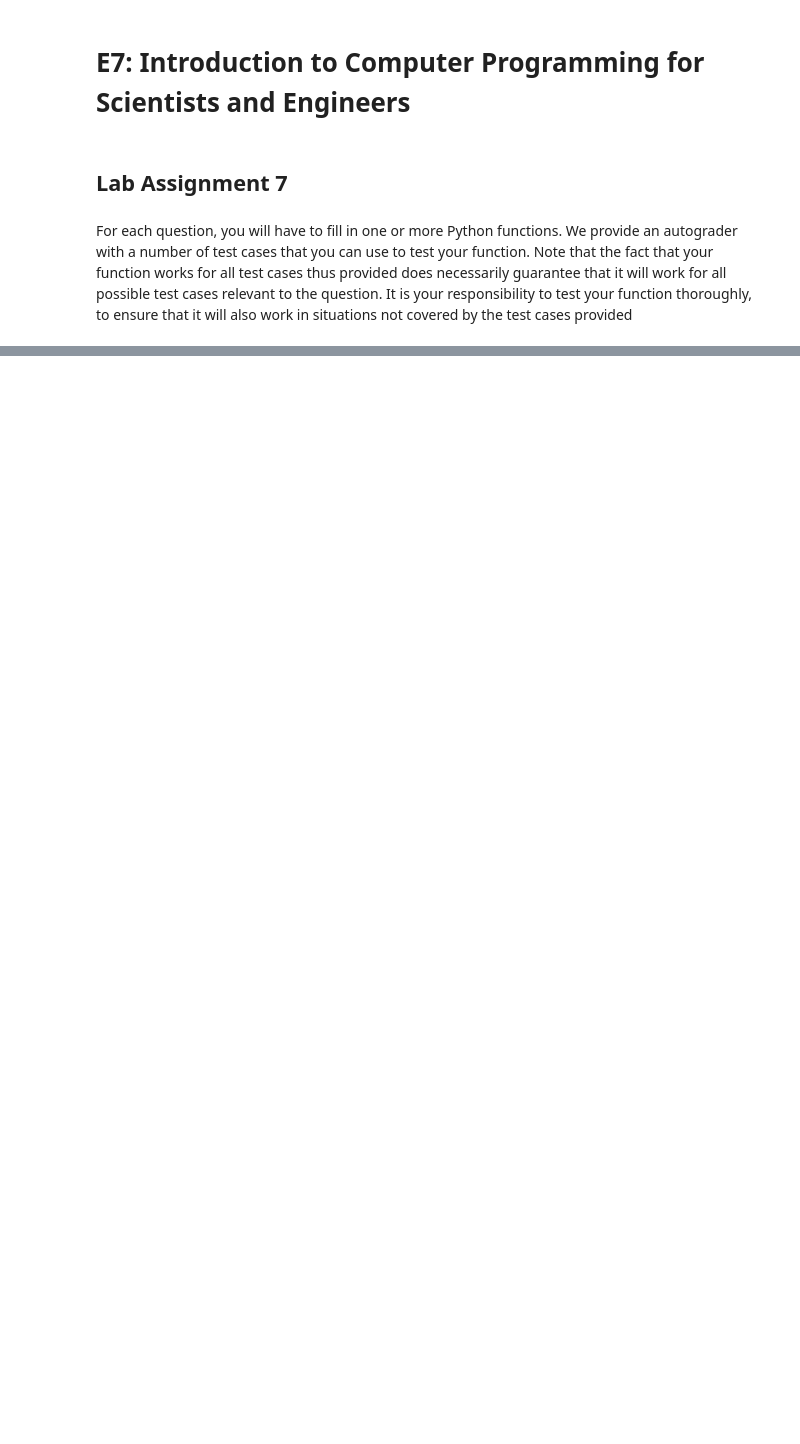
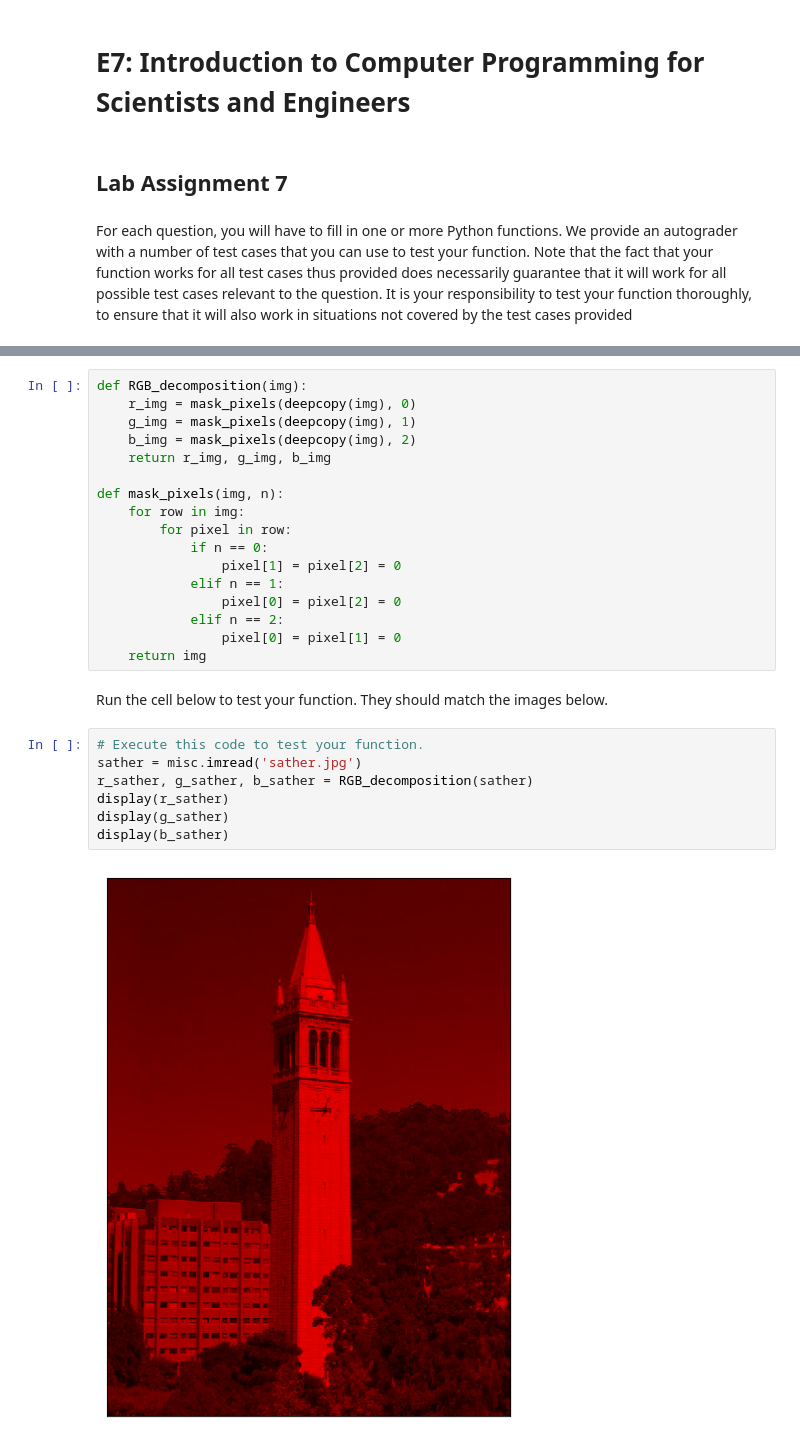
Before and after one commit to ds-modules/ENGIN-7, a Jupyter notebook: pycharm_e7/2016/Lab7/lab7_sol.ipynb, the cells around one changed output, grey strips where cells are left out. Drawn from its saved outputs; the diff is of its cells as text; blank space fills up the shorter version.

```diff
--- a/pycharm_e7/2016/Lab7/lab7_sol.ipynb
+++ b/pycharm_e7/2016/Lab7/lab7_sol.ipynb
@@ -413,0 +121,28 @@ where `pattern` is an array as output by your previous function, `myCellAuto`. O
+# %%
+def RGB_decomposition(img):
+    r_img = mask_pixels(deepcopy(img), 0)
+    g_img = mask_pixels(deepcopy(img), 1)
+    b_img = mask_pixels(deepcopy(img), 2)
+    return r_img, g_img, b_img
+
+def mask_pixels(img, n):
+    for row in img:
+        for pixel in row:
+            if n == 0:
+                pixel[1] = pixel[2] = 0
+            elif n == 1:
+                pixel[0] = pixel[2] = 0
+            elif n == 2:
+                pixel[0] = pixel[1] = 0
+    return img
+# %% [markdown]
+Run the cell below to test your function. They should match the images below.
+# %%
+# Execute this code to test your function.
+sather = misc.imread('sather.jpg')
+r_sather, g_sather, b_sather = RGB_decomposition(sather)
+display(r_sather)
+display(g_sather)
+display(b_sather)
+# %% [output]
+[figure, added]
```
Also changed, not shown: parts of 78 cells of this notebook, 3 other files.
